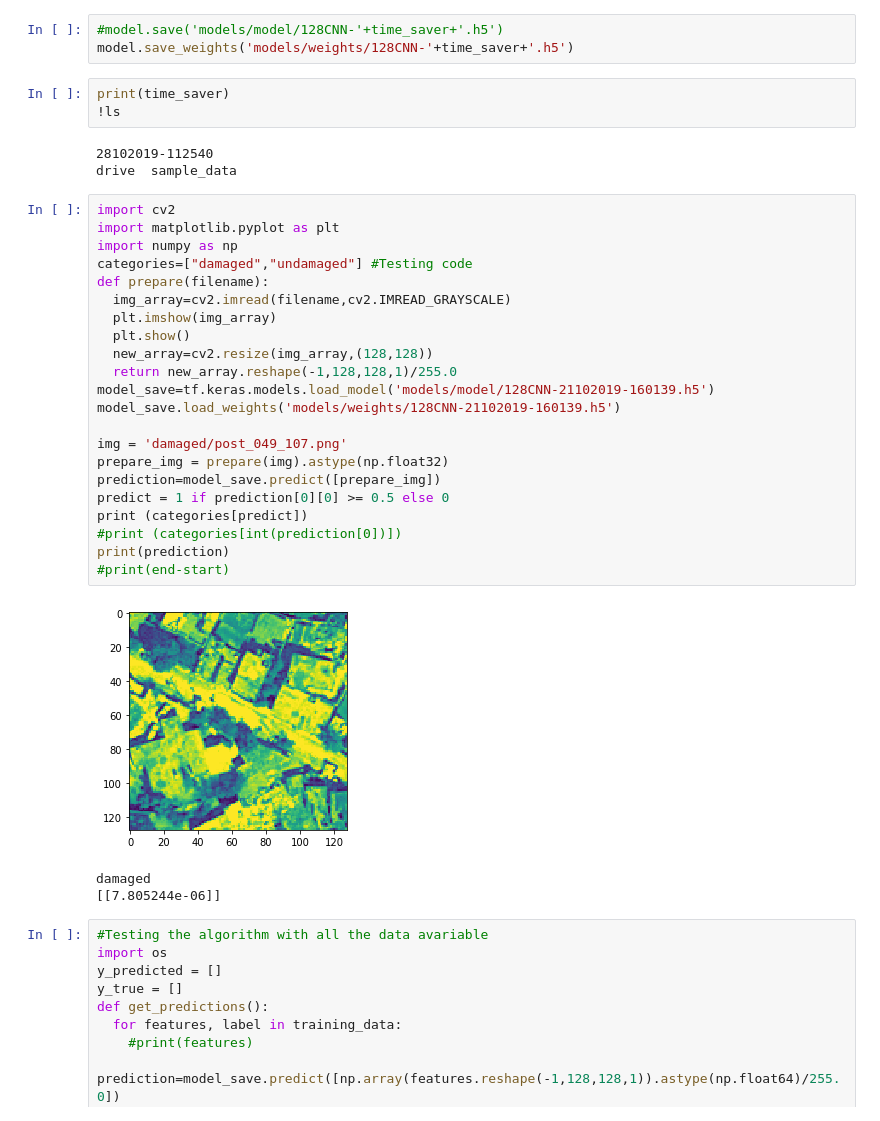
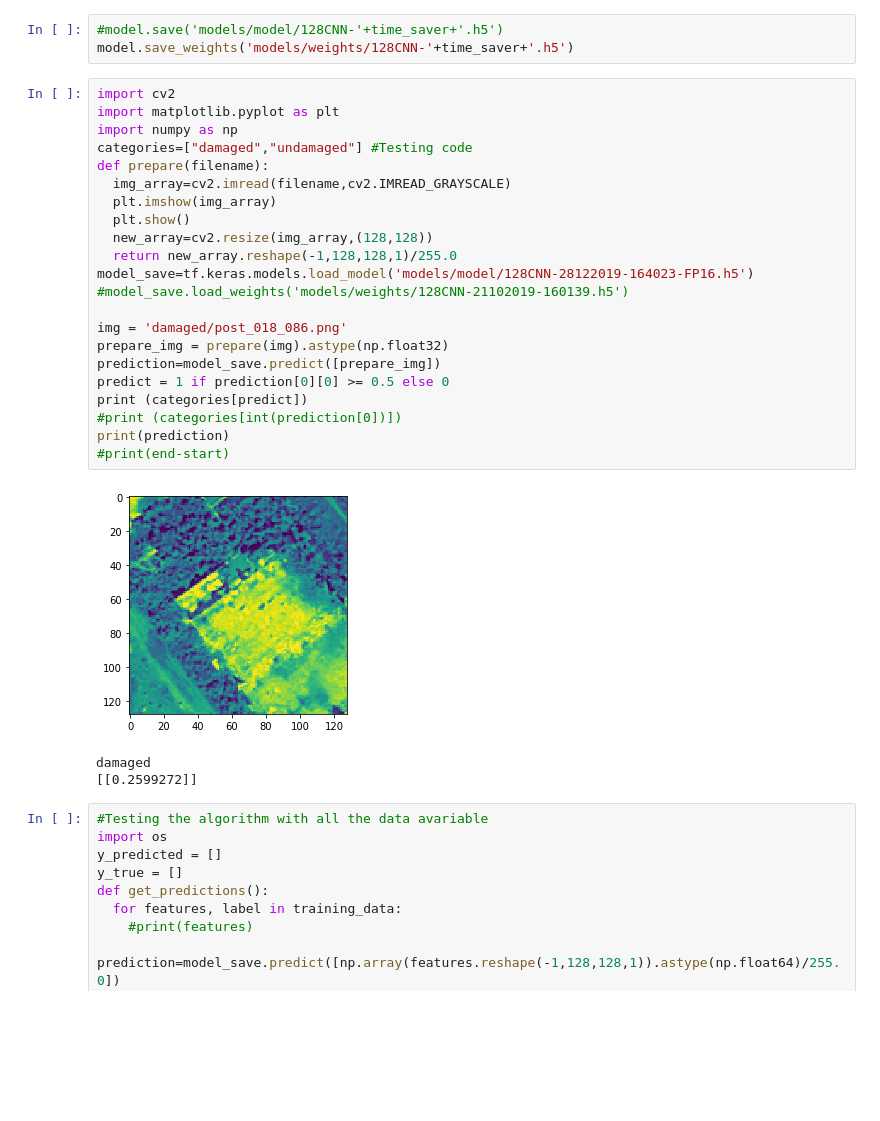
Before and after one commit to adri1197/DP_Image-Binary-Classification, a Jupyter notebook: detection_cnn_modifications.ipynb, the cells around one changed output. Drawn from its saved outputs; the diff is of its cells as text; blank space fills up the shorter version.

Commit message:
Update of the whole repository
- Added the paper
- Added a couple of new models
- Some modifications in the notebook
- Update README and gitignore files

```diff
--- a/detection_cnn_modifications.ipynb
+++ b/detection_cnn_modifications.ipynb
@@ -366,38 +401,32 @@ print(history_eval)
 # %%
 #model.save('models/model/128CNN-'+time_saver+'.h5')
 model.save_weights('models/weights/128CNN-'+time_saver+'.h5')
-# %%
-print(time_saver)
-!ls
-# %% [output]
-28102019-112540
-drive  sample_data
 # %%
 import cv2
 import matplotlib.pyplot as plt
 import numpy as np
 categories=["damaged","undamaged"] #Testing code
 def prepare(filename):
   img_array=cv2.imread(filename,cv2.IMREAD_GRAYSCALE)
   plt.imshow(img_array)
   plt.show()
   new_array=cv2.resize(img_array,(128,128))
   return new_array.reshape(-1,128,128,1)/255.0
-model_save=tf.keras.models.load_model('models/model/128CNN-21102019-160139.h5')
-model_save.load_weights('models/weights/128CNN-21102019-160139.h5')
+model_save=tf.keras.models.load_model('models/model/128CNN-28122019-164023-FP16.h5')
+#model_save.load_weights('models/weights/128CNN-21102019-160139.h5')
 
-img = 'damaged/post_049_107.png'
+img = 'damaged/post_018_086.png'
 prepare_img = prepare(img).astype(np.float32)
 prediction=model_save.predict([prepare_img])
 predict = 1 if prediction[0][0] >= 0.5 else 0
 print (categories[predict])
 #print (categories[int(prediction[0])])
 print(prediction)
 #print(end-start)
 # %% [output]
-[figure, old version]
+[figure, new version]
 damaged
-[[7.805244e-06]]
+[[0.2599272]]
 # %%
 #Testing the algorithm with all the data avariable
 import os
```
Also changed, not shown: parts of 33 cells of this notebook, 34 other files.
